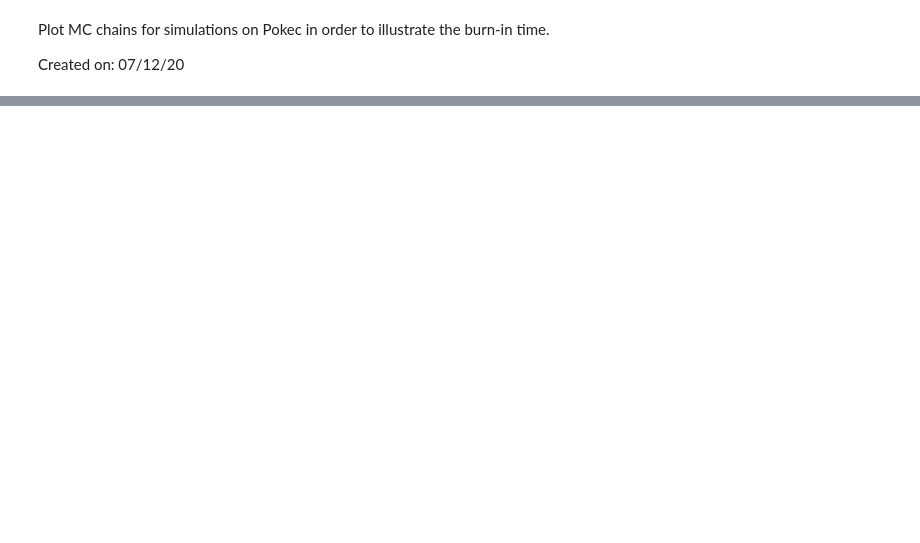
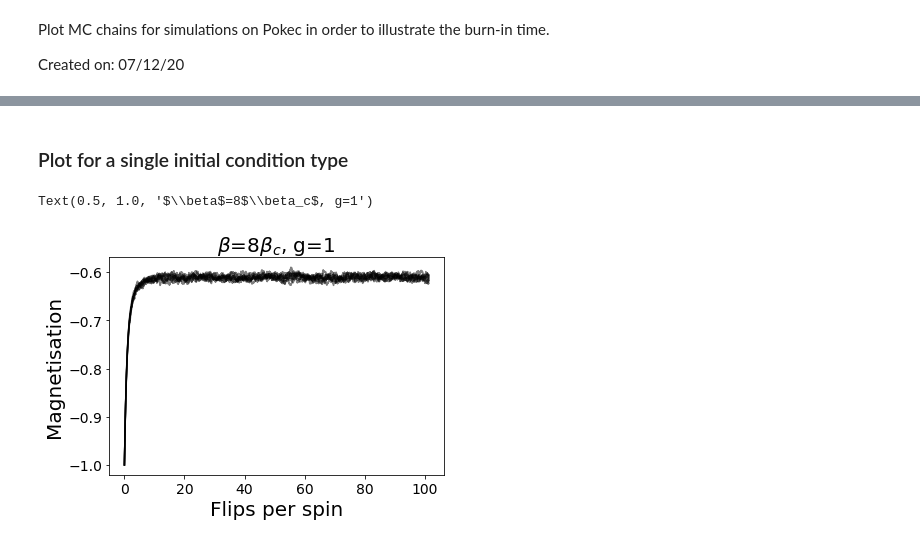
Before and after one commit to MGarrod1/unobserved_spin_influence, a Jupyter notebook: Figure_3_Pokec/Make_Pokec_burn_in_time_plots.ipynb, the cells around one changed output, grey strips where cells are left out. Cells and saved outputs as stored; diff of their text form; code cells hidden in the pictures; blank space fills up the shorter version.

```diff
--- a/Figure_3_Pokec/Make_Pokec_burn_in_time_plots.ipynb
+++ b/Figure_3_Pokec/Make_Pokec_burn_in_time_plots.ipynb
@@ -80,0 +80,21 @@ plt.savefig(f"Plots/spin_burn_in_3_inits_beta_{beta_f}_g_{gradient}".replace('.'
+# %% [markdown]
+### Plot for a single initial condition type
+# %%
+beta_f=8.0
+gradient=1.0  #10.0
+
+init_type = 'neg'
+data=pd.read_csv(f"Data/mc_chain_examples/{init_type}_init_chain_data_beta_{beta_f}_g_{gradient}".replace(".","-") + ".csv")
+
+for chain_index in range(len(data.columns)-1) :
+    flips_per_spin=[ k/len(graph) for k in data['timestep'].to_list()]
+    plt.plot(flips_per_spin,data[f'chain_{chain_index}'].to_list(),'k',alpha=0.5)
+
+plt.xlabel("Flips per spin",fontsize=20)
+plt.ylabel("Magnetisation",fontsize=20)
+plt.xticks(fontsize=14)
+plt.yticks(fontsize=14)
+plt.title(f"$\\beta$={int(beta_f)}$\\beta_c$, g={int(gradient)}",fontsize=20)
+# %% [output]
+Text(0.5, 1.0, '$\\beta$=8$\\beta_c$, g=1')
+[figure, added]
```
Also changed, not shown: parts of 4 cells of this notebook.
